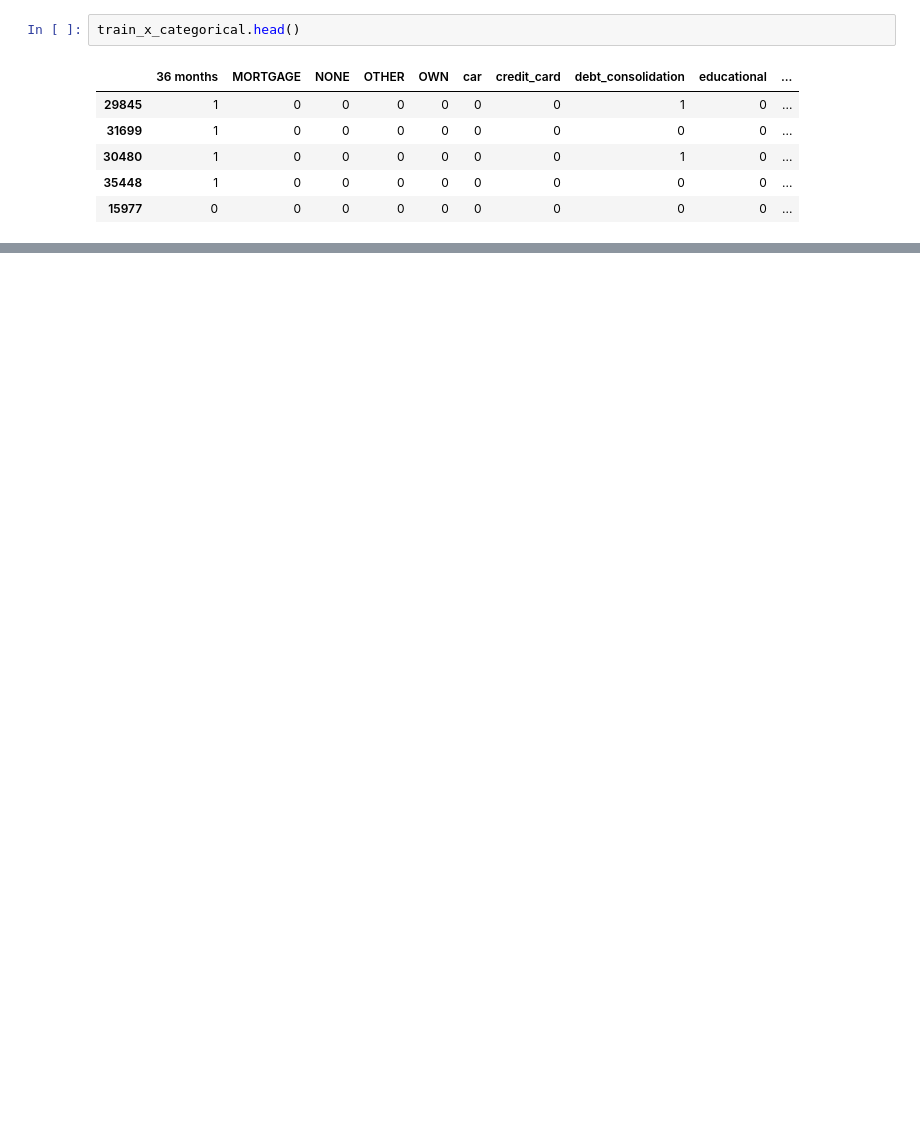
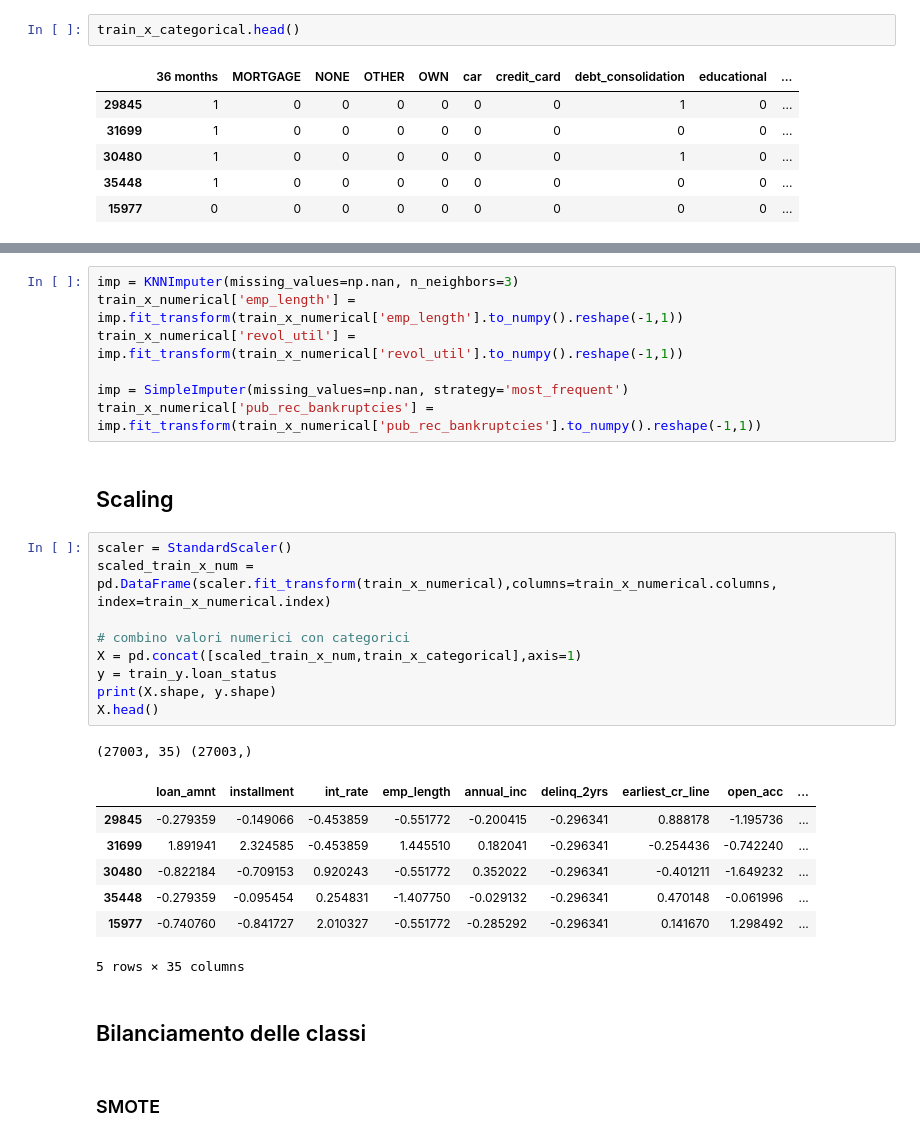
Before and after one commit to FabianoVeglianti/MachineLearningProject, a Jupyter notebook: loanRisk.ipynb, the cells around one changed output, grey strips where cells are left out. Cells and saved outputs as stored; diff of their text form; blank space fills up the shorter version.

```diff
--- a/loanRisk.ipynb
+++ b/loanRisk.ipynb
@@ -423,0 +465,31 @@ train_x_categorical.head()
+# %%
+imp = KNNImputer(missing_values=np.nan, n_neighbors=3)
+train_x_numerical['emp_length'] = imp.fit_transform(train_x_numerical['emp_length'].to_numpy().reshape(-1,1))
+train_x_numerical['revol_util'] = imp.fit_transform(train_x_numerical['revol_util'].to_numpy().reshape(-1,1))
+
+imp = SimpleImputer(missing_values=np.nan, strategy='most_frequent')
+train_x_numerical['pub_rec_bankruptcies'] = imp.fit_transform(train_x_numerical['pub_rec_bankruptcies'].to_numpy().reshape(-1,1))
+# %% [markdown]
+## Scaling
+# %%
+scaler = StandardScaler()
+scaled_train_x_num = pd.DataFrame(scaler.fit_transform(train_x_numerical),columns=train_x_numerical.columns, index=train_x_numerical.index)
+
+# combino valori numerici con categorici
+X = pd.concat([scaled_train_x_num,train_x_categorical],axis=1)
+y = train_y.loan_status
+print(X.shape, y.shape)
+X.head()
+# %% [output]
+(27003, 35) (27003,)
+|  | loan_amnt | installment | int_rate | emp_length | annual_inc | delinq_2yrs | earliest_cr_line | open_acc | ... |
+| 29845 | -0.279359 | -0.149066 | -0.453859 | -0.551772 | -0.200415 | -0.296341 | 0.888178 | -1.195736 | ... |
+| 31699 | 1.891941 | 2.324585 | -0.453859 | 1.445510 | 0.182041 | -0.296341 | -0.254436 | -0.742240 | ... |
+| 30480 | -0.822184 | -0.709153 | 0.920243 | -0.551772 | 0.352022 | -0.296341 | -0.401211 | -1.649232 | ... |
+| 35448 | -0.279359 | -0.095454 | 0.254831 | -1.407750 | -0.029132 | -0.296341 | 0.470148 | -0.061996 | ... |
+| 15977 | -0.740760 | -0.841727 | 2.010327 | -0.551772 | -0.285292 | -0.296341 | 0.141670 | 1.298492 | ... |
+5 rows × 35 columns
+# %% [markdown]
+## Bilanciamento delle classi
+# %% [markdown]
+### SMOTE
```
Also changed, not shown: parts of 7 cells of this notebook.
